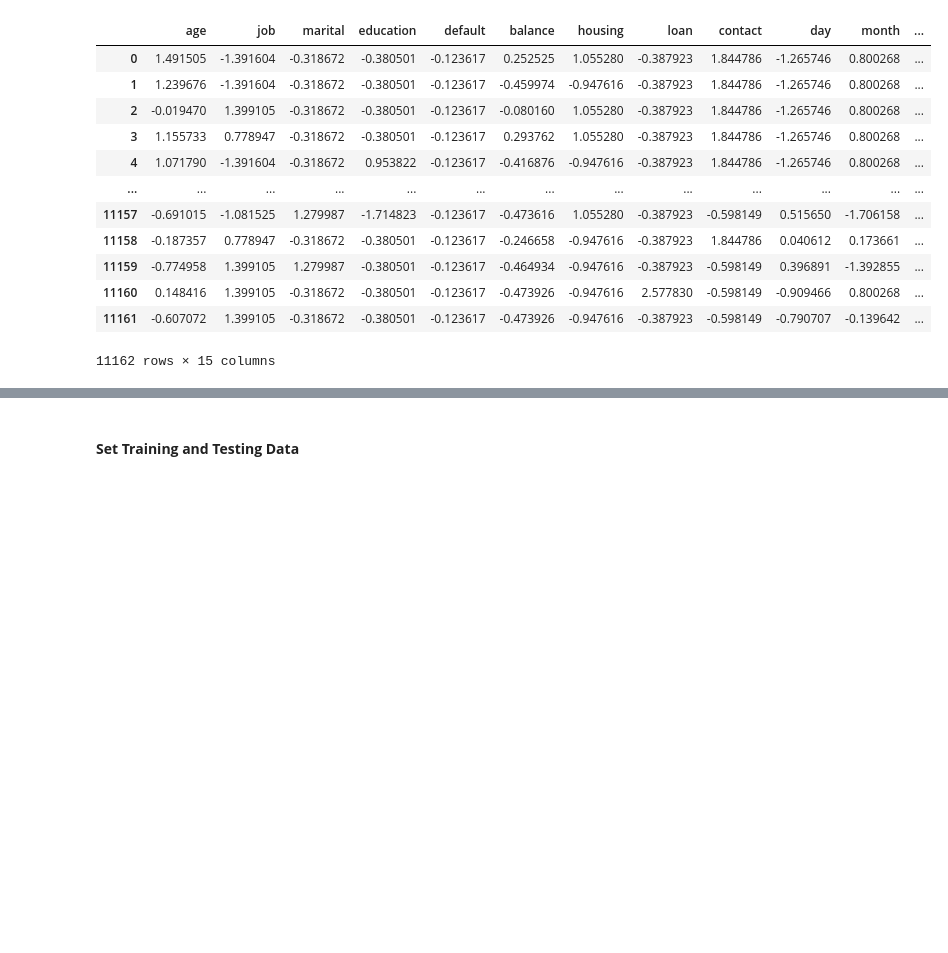
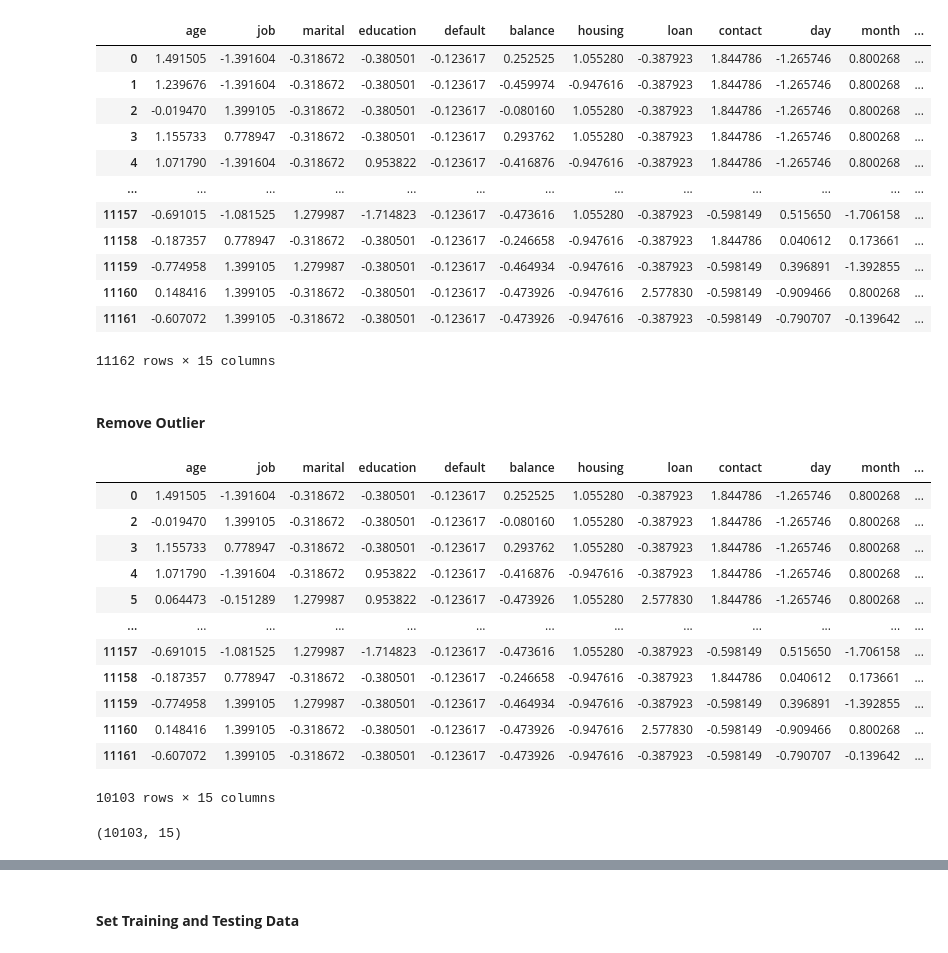
Before and after one commit to crisnandrarm/Classification_DTI_Task, a Jupyter notebook: Classification_Task.ipynb, the cells around one changed output, grey strips where cells are left out. Saved outputs shown, nothing was run; the diff lists cells and outputs as text; code cells hidden in the pictures; blank space fills up the shorter version.

```diff
--- a/Classification_Task.ipynb
+++ b/Classification_Task.ipynb
@@ -330,3 +330,26 @@ feature_normal
 | 11160 | 0.148416 | 1.399105 | -0.318672 | -0.380501 | -0.123617 | -0.473926 | -0.947616 | 2.577830 | -0.598149 | -0.909466 | 0.800268 | ... |
 | 11161 | -0.607072 | 1.399105 | -0.318672 | -0.380501 | -0.123617 | -0.473926 | -0.947616 | -0.387923 | -0.598149 | -0.790707 | -0.139642 | ... |
 11162 rows × 15 columns
+# %% [markdown]
+#### **Remove Outlier**
+# %%
+feature_clean = feature_normal[(feature_normal<3).all(axis=1)]
+feature_clean
+# %% [output]
+|  | age | job | marital | education | default | balance | housing | loan | contact | day | month | ... |
+| 0 | 1.491505 | -1.391604 | -0.318672 | -0.380501 | -0.123617 | 0.252525 | 1.055280 | -0.387923 | 1.844786 | -1.265746 | 0.800268 | ... |
+| 2 | -0.019470 | 1.399105 | -0.318672 | -0.380501 | -0.123617 | -0.080160 | 1.055280 | -0.387923 | 1.844786 | -1.265746 | 0.800268 | ... |
+| 3 | 1.155733 | 0.778947 | -0.318672 | -0.380501 | -0.123617 | 0.293762 | 1.055280 | -0.387923 | 1.844786 | -1.265746 | 0.800268 | ... |
+| 4 | 1.071790 | -1.391604 | -0.318672 | 0.953822 | -0.123617 | -0.416876 | -0.947616 | -0.387923 | 1.844786 | -1.265746 | 0.800268 | ... |
+| 5 | 0.064473 | -0.151289 | 1.279987 | 0.953822 | -0.123617 | -0.473926 | 1.055280 | 2.577830 | 1.844786 | -1.265746 | 0.800268 | ... |
+| ... | ... | ... | ... | ... | ... | ... | ... | ... | ... | ... | ... | ... |
+| 11157 | -0.691015 | -1.081525 | 1.279987 | -1.714823 | -0.123617 | -0.473616 | 1.055280 | -0.387923 | -0.598149 | 0.515650 | -1.706158 | ... |
+| 11158 | -0.187357 | 0.778947 | -0.318672 | -0.380501 | -0.123617 | -0.246658 | -0.947616 | -0.387923 | 1.844786 | 0.040612 | 0.173661 | ... |
+| 11159 | -0.774958 | 1.399105 | 1.279987 | -0.380501 | -0.123617 | -0.464934 | -0.947616 | -0.387923 | -0.598149 | 0.396891 | -1.392855 | ... |
+| 11160 | 0.148416 | 1.399105 | -0.318672 | -0.380501 | -0.123617 | -0.473926 | -0.947616 | 2.577830 | -0.598149 | -0.909466 | 0.800268 | ... |
+| 11161 | -0.607072 | 1.399105 | -0.318672 | -0.380501 | -0.123617 | -0.473926 | -0.947616 | -0.387923 | -0.598149 | -0.790707 | -0.139642 | ... |
+10103 rows × 15 columns
+# %%
+feature_clean.shape
+# %% [output]
+(10103, 15)
```
Also changed, not shown: parts of 26 cells of this notebook.
